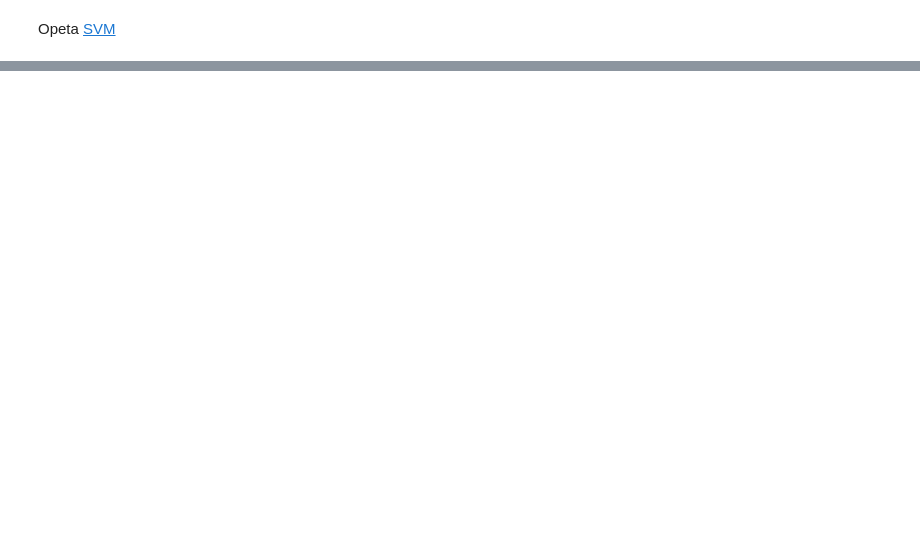
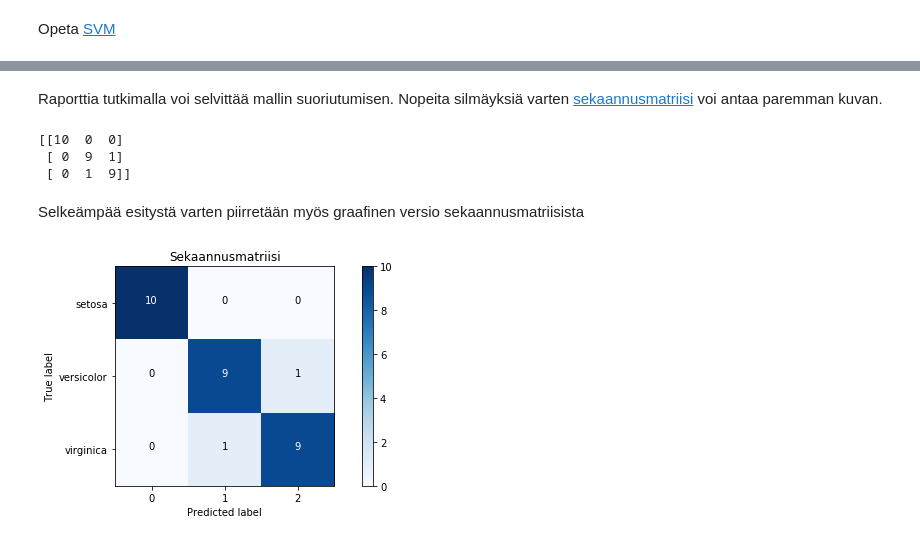
Before and after one commit to spatineo/koneoppimiskurssi, a Jupyter notebook: Notebooks/Harjoitus_Sklearn_1.ipynb, the cells around one changed output, grey strips where cells are left out. Saved outputs shown, nothing was run; the diff lists cells and outputs as text; code cells hidden in the pictures; blank space fills up the shorter version.

Commit message:
Improve sklearn exercise

```diff
--- a/Notebooks/Harjoitus_Sklearn_1.ipynb
+++ b/Notebooks/Harjoitus_Sklearn_1.ipynb
@@ -206,0 +228,21 @@ clf.fit(X_train)
+# %%
+from joblib import dump, load
+# Tallennus
+dump(clf, 'sklearn_harj1.joblib')
+# Lataus
+clf = load('sklearn_harj1.joblib')
+
+
+
+
+### Testaaminen
+Opettamisen jälkeen luonnollinen seuraava vaihe on mallin testaaminen.
+
+### Ennusteiden luominen
+Mallia voidaan nyt käyttää ennusteiden luomiseen. Luo ennustetut arvot testausjoukolle `X_test`.
+# %%
+# TODO: None
+y_pred = clf.predict(X_test)
+print("Viisi ensimmäistä ennustettua luokkaa:  {}".format(y_pred[:5]))
+# to_numpy, jotta saman näköinen formaatti ylemmän tulosteen kanssa
+print("Viisi ensimmäistä oikeaa luokkaa: \t{}".format(y_test[:5].to_numpy()))
@@ -210,0 +298,18 @@ Opeta [RF](https://scikit-learn.org/stable/modules/generated/sklearn.svm.SVC.htm
+# %% [markdown]
+Raporttia tutkimalla voi selvittää mallin suoriutumisen. Nopeita silmäyksiä varten [sekaannusmatriisi](https://scikit-learn.org/stable/modules/generated/sklearn.metrics.confusion_matrix.html#sklearn.metrics.confusion_matrix)
+voi antaa paremman kuvan.
+# %%
+from sklearn.metrics import confusion_matrix
+cm = confusion_matrix(y_test, y_pred)
+print(cm)
+# %% [output]
+[[10  0  0]
+ [ 0  9  1]
+ [ 0  1  9]]
+# %% [markdown]
+Selkeämpää esitystä varten piirretään myös graafinen versio sekaannusmatriisista
+# %%
+from utils import plot_confusion_matrix
+plot_confusion_matrix(cm, [0,1,2], list(dataset.target_names), normalize=False)
+# %% [output]
+[figure, added]
```
Also changed, not shown: parts of 32 cells of this notebook.
